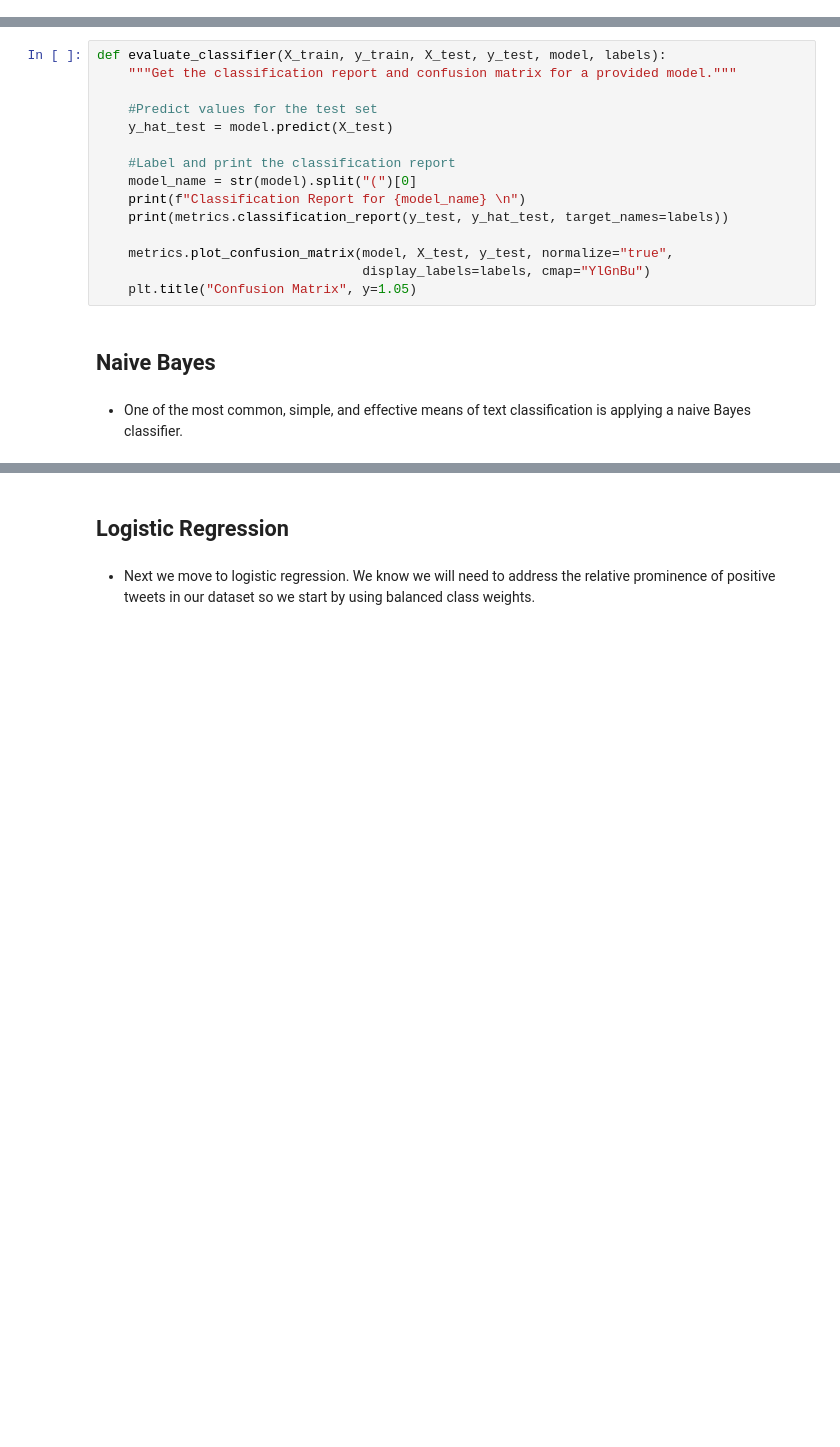
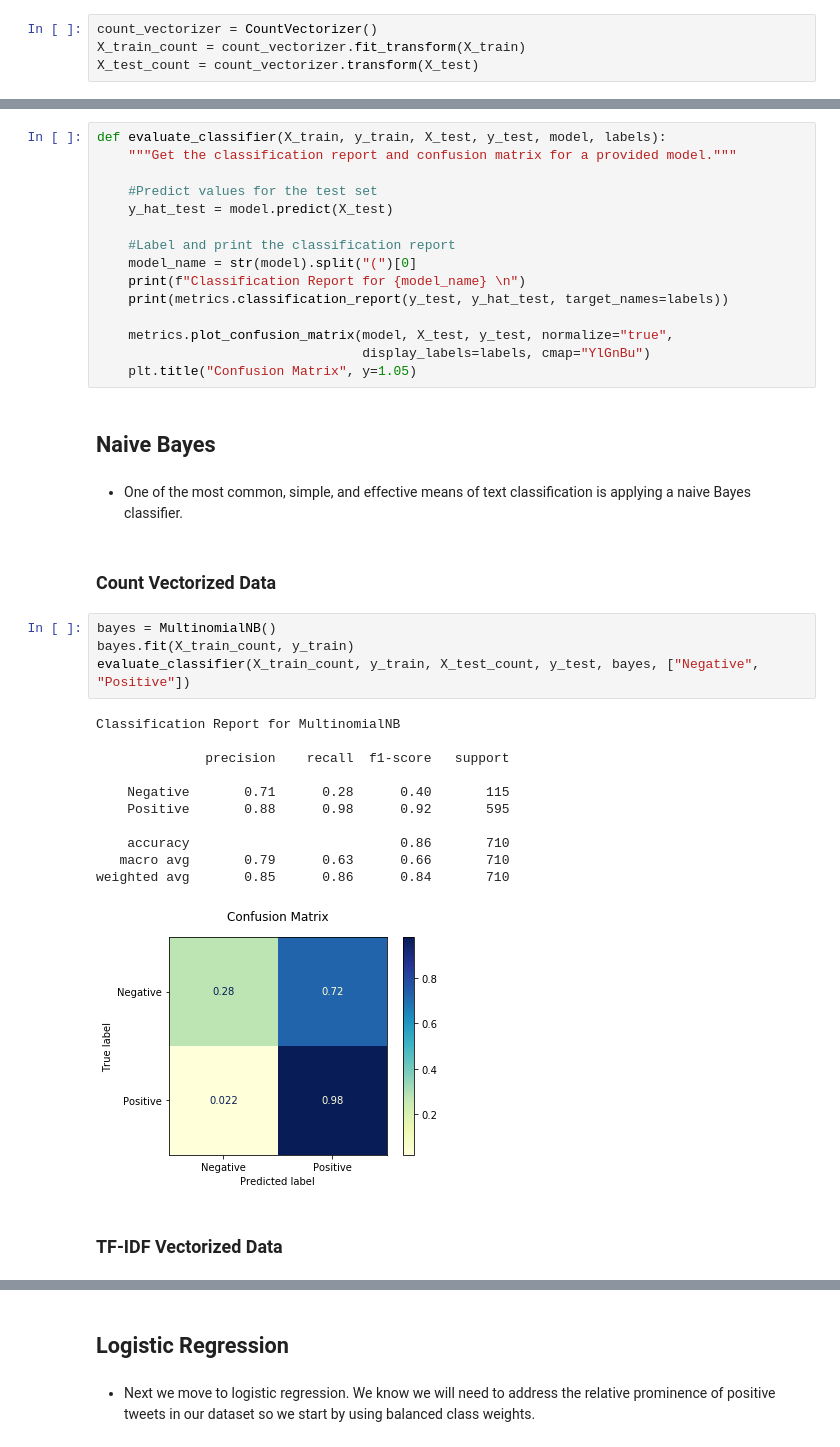
Before and after one commit to charsarb/mod-4-project, a Jupyter notebook: student.ipynb, the cells around one changed output, grey strips where cells are left out. Drawn from its saved outputs; the diff is of its cells as text; blank space fills up the shorter version.

```diff
--- a/student.ipynb
+++ b/student.ipynb
@@ -284,0 +286,4 @@ X_test_tf_idf = vectorizer.transform(X_test)
+# %%
+count_vectorizer = CountVectorizer()
+X_train_count = count_vectorizer.fit_transform(X_train)
+X_test_count = count_vectorizer.transform(X_test)
@@ -301,4 +310,24 @@ def evaluate_classifier(X_train, y_train, X_test, y_test, model, labels):
 ## Naive Bayes
 # %% [markdown]
 - One of the most common, simple, and effective means of text classification is applying a naive Bayes classifier.
+# %% [markdown]
+### Count Vectorized Data
+# %%
+bayes = MultinomialNB()
+bayes.fit(X_train_count, y_train)
+evaluate_classifier(X_train_count, y_train, X_test_count, y_test, bayes, ["Negative", "Positive"])
+# %% [output]
+Classification Report for MultinomialNB
+
+              precision    recall  f1-score   support
+
+    Negative       0.71      0.28      0.40       115
+    Positive       0.88      0.98      0.92       595
+
+    accuracy                           0.86       710
+   macro avg       0.79      0.63      0.66       710
+weighted avg       0.85      0.86      0.84       710
+[figure, added]
+# %% [markdown]
+### TF-IDF Vectorized Data
 # %%
```
Also changed, not shown: parts of 29 cells of this notebook.
